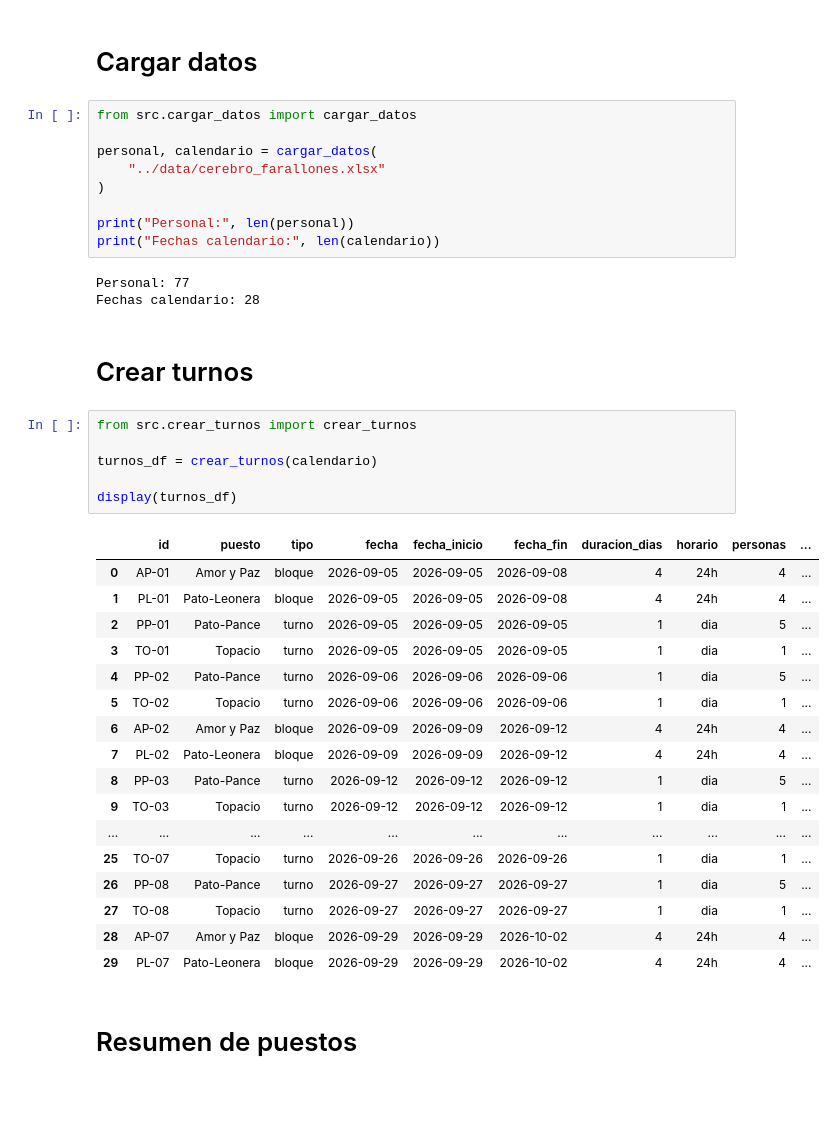
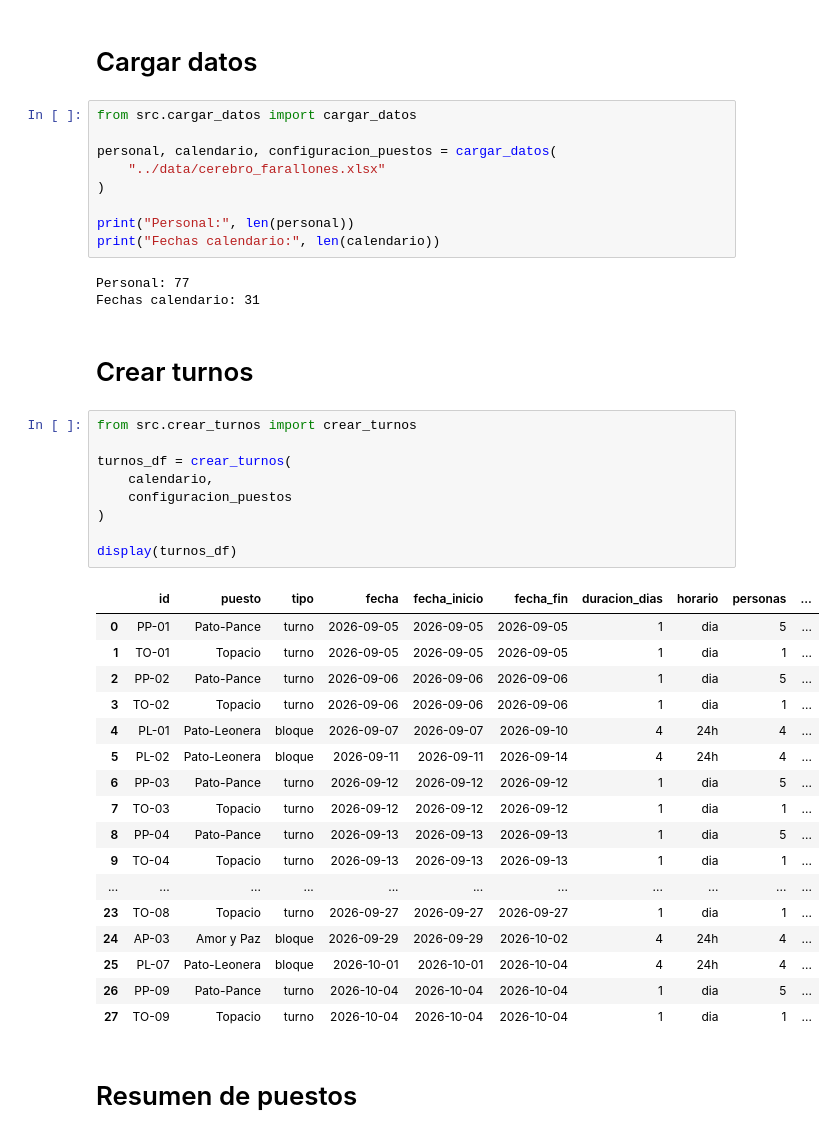
Before and after one commit to johnsov/park-staff-scheduling, a Jupyter notebook: notebooks/main.ipynb, the cells around one changed output. Drawn from its saved outputs; the diff is of its cells as text; blank space fills up the shorter version.

```diff
--- a/notebooks/main.ipynb
+++ b/notebooks/main.ipynb
@@ -13,7 +13,7 @@ sys.path.append(
 # %%
 from src.cargar_datos import cargar_datos
 
-personal, calendario = cargar_datos(
+personal, calendario, configuracion_puestos = cargar_datos(
     "../data/cerebro_farallones.xlsx"
 )
 
@@ -21,33 +21,36 @@ print("Personal:", len(personal))
 print("Fechas calendario:", len(calendario))
 # %% [output]
 Personal: 77
-Fechas calendario: 28
+Fechas calendario: 31
 # %% [markdown]
 # Crear turnos
 # %%
 from src.crear_turnos import crear_turnos
 
-turnos_df = crear_turnos(calendario)
+turnos_df = crear_turnos(
+    calendario,
+    configuracion_puestos
+)
 
 display(turnos_df)
 # %% [output]
 |  | id | puesto | tipo | fecha | fecha_inicio | fecha_fin | duracion_dias | horario | personas | ... |
-| 0 | AP-01 | Amor y Paz | bloque | 2026-09-05 | 2026-09-05 | 2026-09-08 | 4 | 24h | 4 | ... |
-| 1 | PL-01 | Pato-Leonera | bloque | 2026-09-05 | 2026-09-05 | 2026-09-08 | 4 | 24h | 4 | ... |
-| 2 | PP-01 | Pato-Pance | turno | 2026-09-05 | 2026-09-05 | 2026-09-05 | 1 | dia | 5 | ... |
-| 3 | TO-01 | Topacio | turno | 2026-09-05 | 2026-09-05 | 2026-09-05 | 1 | dia | 1 | ... |
-| 4 | PP-02 | Pato-Pance | turno | 2026-09-06 | 2026-09-06 | 2026-09-06 | 1 | dia | 5 | ... |
-| 5 | TO-02 | Topacio | turno | 2026-09-06 | 2026-09-06 | 2026-09-06 | 1 | dia | 1 | ... |
-| 6 | AP-02 | Amor y Paz | bloque | 2026-09-09 | 2026-09-09 | 2026-09-12 | 4 | 24h | 4 | ... |
-| 7 | PL-02 | Pato-Leonera | bloque | 2026-09-09 | 2026-09-09 | 2026-09-12 | 4 | 24h | 4 | ... |
-| 8 | PP-03 | Pato-Pance | turno | 2026-09-12 | 2026-09-12 | 2026-09-12 | 1 | dia | 5 | ... |
-| 9 | TO-03 | Topacio | turno | 2026-09-12 | 2026-09-12 | 2026-09-12 | 1 | dia | 1 | ... |
+| 0 | PP-01 | Pato-Pance | turno | 2026-09-05 | 2026-09-05 | 2026-09-05 | 1 | dia | 5 | ... |
+| 1 | TO-01 | Topacio | turno | 2026-09-05 | 2026-09-05 | 2026-09-05 | 1 | dia | 1 | ... |
+| 2 | PP-02 | Pato-Pance | turno | 2026-09-06 | 2026-09-06 | 2026-09-06 | 1 | dia | 5 | ... |
+| 3 | TO-02 | Topacio | turno | 2026-09-06 | 2026-09-06 | 2026-09-06 | 1 | dia | 1 | ... |
+| 4 | PL-01 | Pato-Leonera | bloque | 2026-09-07 | 2026-09-07 | 2026-09-10 | 4 | 24h | 4 | ... |
+| 5 | PL-02 | Pato-Leonera | bloque | 2026-09-11 | 2026-09-11 | 2026-09-14 | 4 | 24h | 4 | ... |
+| 6 | PP-03 | Pato-Pance | turno | 2026-09-12 | 2026-09-12 | 2026-09-12 | 1 | dia | 5 | ... |
+| 7 | TO-03 | Topacio | turno | 2026-09-12 | 2026-09-12 | 2026-09-12 | 1 | dia | 1 | ... |
+| 8 | PP-04 | Pato-Pance | turno | 2026-09-13 | 2026-09-13 | 2026-09-13 | 1 | dia | 5 | ... |
+| 9 | TO-04 | Topacio | turno | 2026-09-13 | 2026-09-13 | 2026-09-13 | 1 | dia | 1 | ... |
 | ... | ... | ... | ... | ... | ... | ... | ... | ... | ... | ... |
-| 25 | TO-07 | Topacio | turno | 2026-09-26 | 2026-09-26 | 2026-09-26 | 1 | dia | 1 | ... |
-| 26 | PP-08 | Pato-Pance | turno | 2026-09-27 | 2026-09-27 | 2026-09-27 | 1 | dia | 5 | ... |
-| 27 | TO-08 | Topacio | turno | 2026-09-27 | 2026-09-27 | 2026-09-27 | 1 | dia | 1 | ... |
-| 28 | AP-07 | Amor y Paz | bloque | 2026-09-29 | 2026-09-29 | 2026-10-02 | 4 | 24h | 4 | ... |
-| 29 | PL-07 | Pato-Leonera | bloque | 2026-09-29 | 2026-09-29 | 2026-10-02 | 4 | 24h | 4 | ... |
+| 23 | TO-08 | Topacio | turno | 2026-09-27 | 2026-09-27 | 2026-09-27 | 1 | dia | 1 | ... |
+| 24 | AP-03 | Amor y Paz | bloque | 2026-09-29 | 2026-09-29 | 2026-10-02 | 4 | 24h | 4 | ... |
+| 25 | PL-07 | Pato-Leonera | bloque | 2026-10-01 | 2026-10-01 | 2026-10-04 | 4 | 24h | 4 | ... |
+| 26 | PP-09 | Pato-Pance | turno | 2026-10-04 | 2026-10-04 | 2026-10-04 | 1 | dia | 5 | ... |
+| 27 | TO-09 | Topacio | turno | 2026-10-04 | 2026-10-04 | 2026-10-04 | 1 | dia | 1 | ... |
 # %% [markdown]
 # Resumen de puestos
 # %%
```
Also changed, not shown: parts of 3 cells of this notebook, 4 other files.
